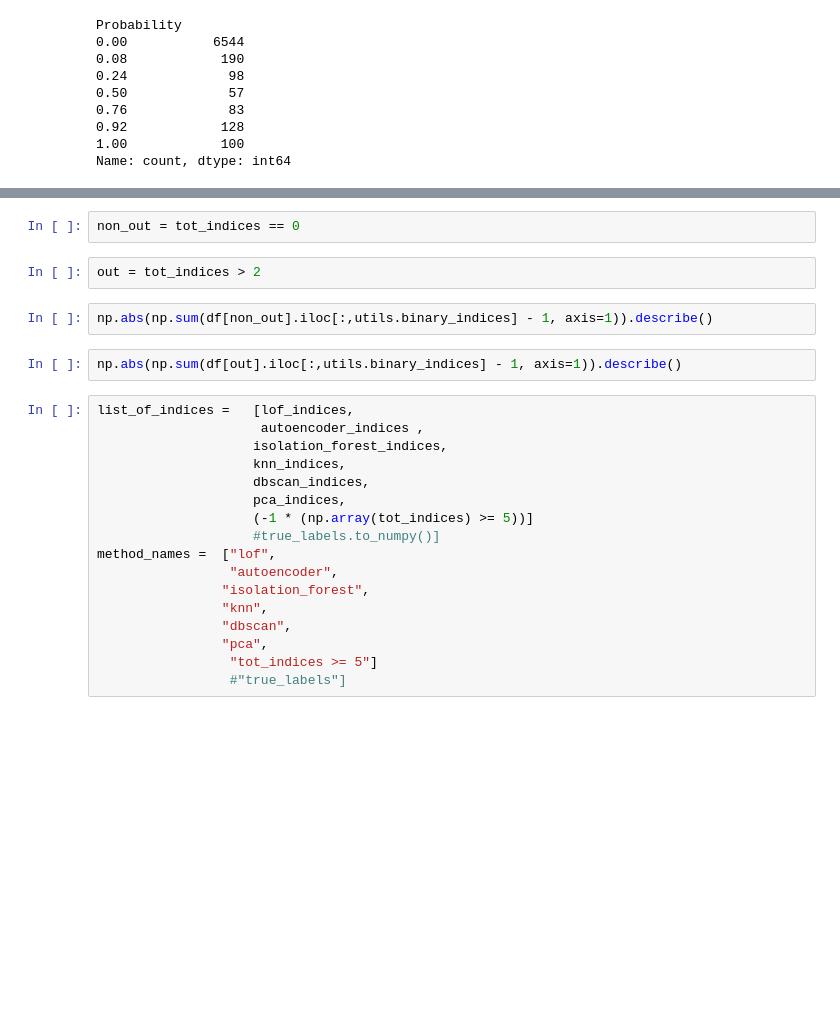
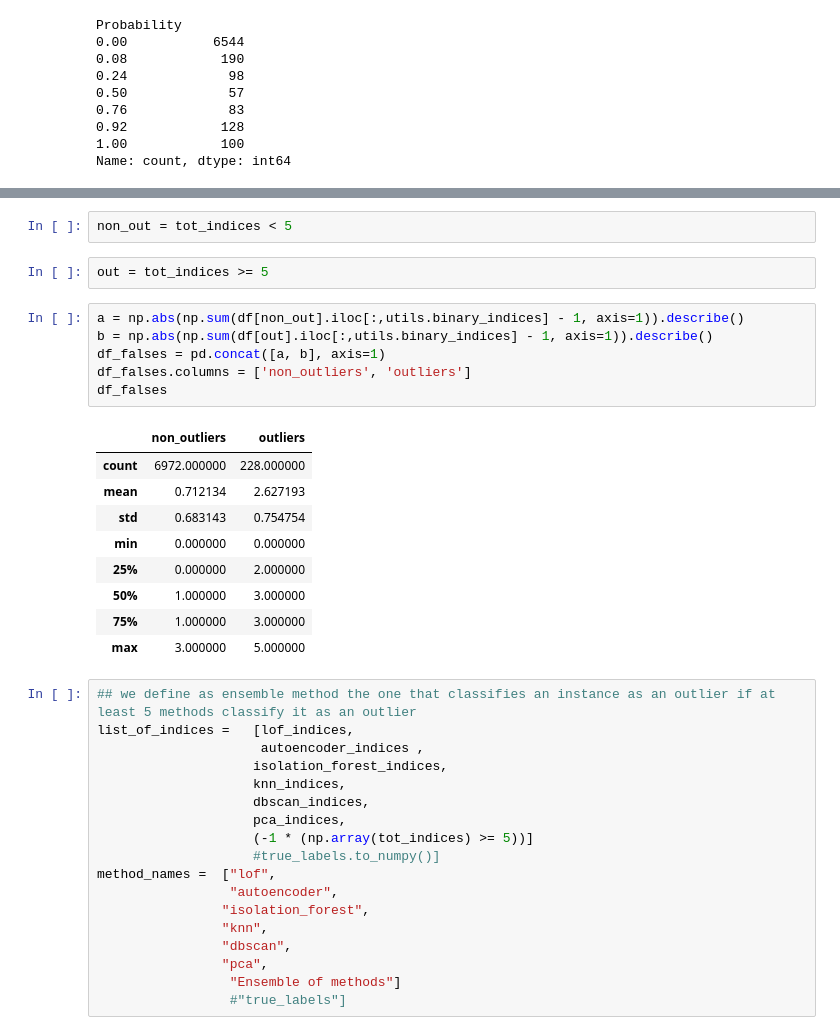
Before and after one commit to arcticronin/anomaly_detection, a Jupyter notebook: main.ipynb, the cells around one changed output, grey strips where cells are left out. Drawn from its saved outputs; the diff is of its cells as text; blank space fills up the shorter version.

```diff
--- a/main.ipynb
+++ b/main.ipynb
@@ -164,12 +182,25 @@ utils.plot_3d_TSNE(df=None,
 # %%
-non_out = tot_indices == 0
+non_out = tot_indices < 5
 # %%
-out = tot_indices > 2
+out = tot_indices >= 5
 # %%
-np.abs(np.sum(df[non_out].iloc[:,utils.binary_indices] - 1, axis=1)).describe()
+a = np.abs(np.sum(df[non_out].iloc[:,utils.binary_indices] - 1, axis=1)).describe()
+b = np.abs(np.sum(df[out].iloc[:,utils.binary_indices] - 1, axis=1)).describe()
+df_falses = pd.concat([a, b], axis=1)
+df_falses.columns = ['non_outliers', 'outliers']
+df_falses
+# %% [output]
+|  | non_outliers | outliers |
+| count | 6972.000000 | 228.000000 |
+| mean | 0.712134 | 2.627193 |
+| std | 0.683143 | 0.754754 |
+| min | 0.000000 | 0.000000 |
+| 25% | 0.000000 | 2.000000 |
+| 50% | 1.000000 | 3.000000 |
+| 75% | 1.000000 | 3.000000 |
+| max | 3.000000 | 5.000000 |
-# %%
-np.abs(np.sum(df[out].iloc[:,utils.binary_indices] - 1, axis=1)).describe()
 # %%
+## we define as ensemble method the one that classifies an instance as an outlier if at least 5 methods classify it as an outlier
 list_of_indices =   [lof_indices,
                      autoencoder_indices ,
                     isolation_forest_indices,
@@ -184,7 +215,7 @@ method_names =  ["lof",
                 "knn",
                 "dbscan",
                 "pca",
-                 "tot_indices >= 5"]
+                 "Ensemble of methods"]
                  #"true_labels"]
 # %%
 jaccard = utils.jaccard_index(-1) ## returns a callable function
```
Also changed, not shown: parts of 18 cells of this notebook, 4 other files.
